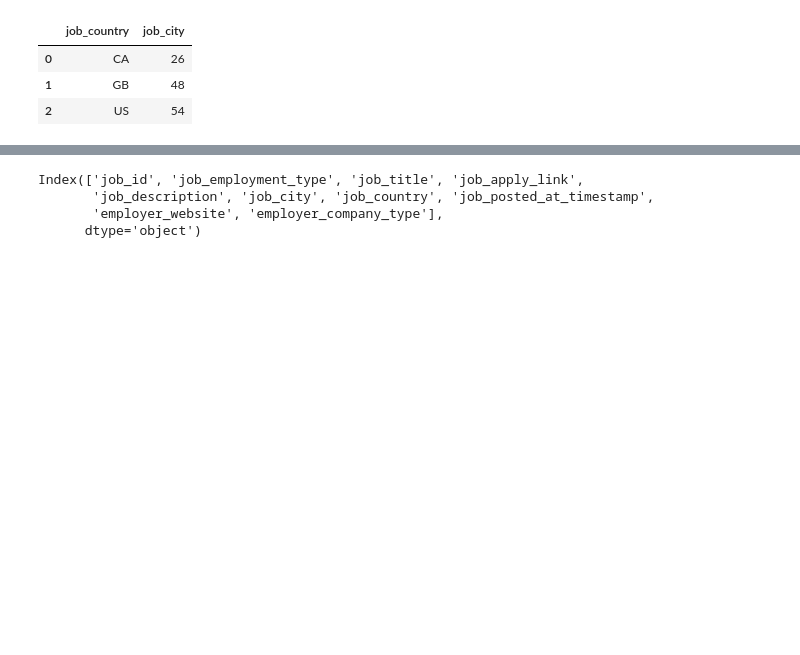
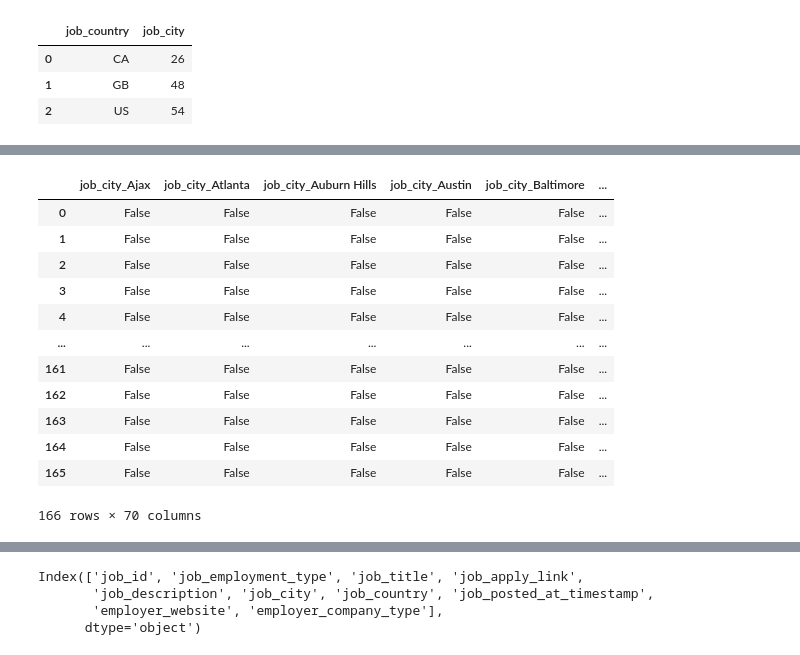
Before and after one commit to chemutai254/ML_Projects, a Jupyter notebook: Internship/Jobs/Jobs.ipynb, the cells around one changed output, grey strips where cells are left out. Saved outputs shown, nothing was run; the diff lists cells and outputs as text; code cells hidden in the pictures; blank space fills up the shorter version.

```diff
--- a/Internship/Jobs/Jobs.ipynb
+++ b/Internship/Jobs/Jobs.ipynb
@@ -123,0 +205,18 @@ modeCity
+# %%
+# Generate OHE using pandas dummy
+dummy_df = pd.get_dummies(df['job_city'], prefix='job_city')
+dummy_df
+# %% [output]
+|  | job_city_Ajax | job_city_Atlanta | job_city_Auburn Hills | job_city_Austin | job_city_Baltimore | ... |
+| 0 | False | False | False | False | False | ... |
+| 1 | False | False | False | False | False | ... |
+| 2 | False | False | False | False | False | ... |
+| 3 | False | False | False | False | False | ... |
+| 4 | False | False | False | False | False | ... |
+| ... | ... | ... | ... | ... | ... | ... |
+| 161 | False | False | False | False | False | ... |
+| 162 | False | False | False | False | False | ... |
+| 163 | False | False | False | False | False | ... |
+| 164 | False | False | False | False | False | ... |
+| 165 | False | False | False | False | False | ... |
+166 rows × 70 columns
```
Also changed, not shown: parts of 11 cells of this notebook.
